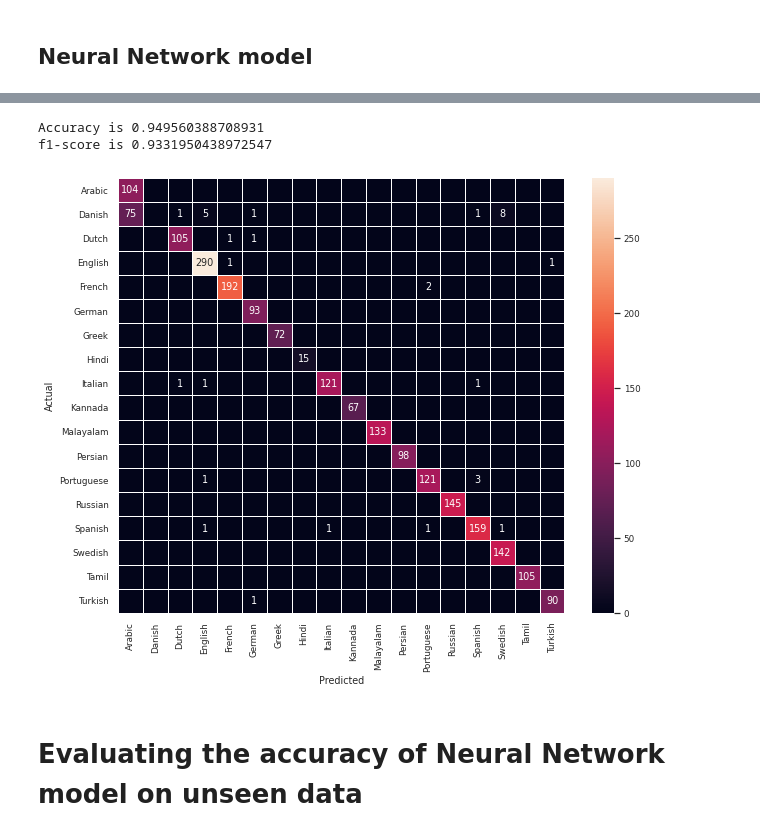
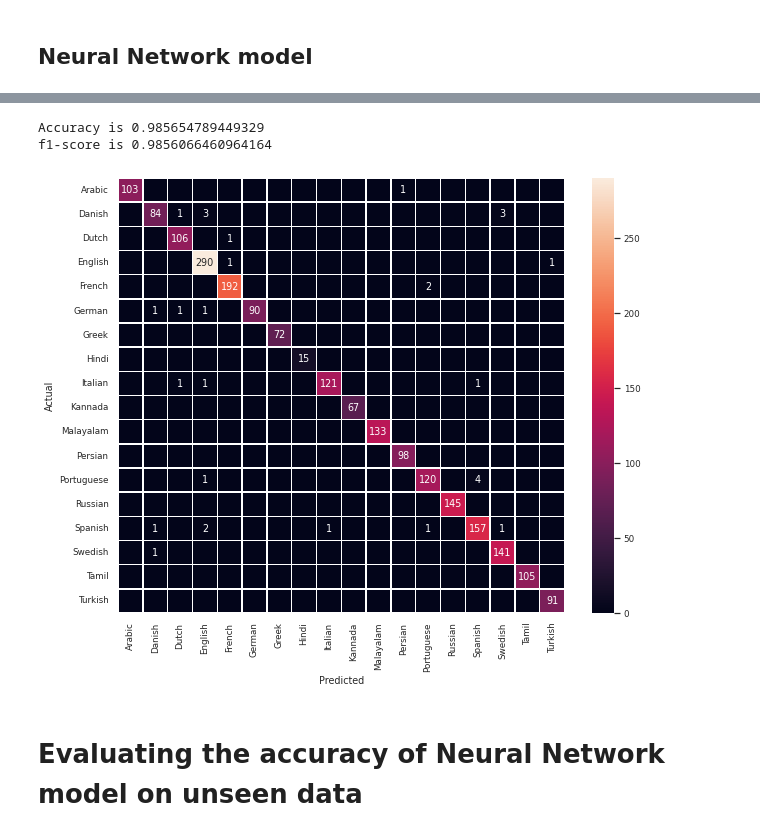
Before and after one commit to javadr/Language_Detection, a Jupyter notebook: Language_Detection.ipynb, the cells around one changed output, grey strips where cells are left out. Drawn from its saved outputs; the diff is of its cells as text; code cells hidden in the pictures.

Commit message:
StepLR + best_model selection

```diff
--- a/Language_Detection.ipynb
+++ b/Language_Detection.ipynb
@@ -328,14 +333,16 @@ X_test = torch.tensor(x_test, dtype=torch.float).to(device)
 Y_test = torch.tensor(y_test, dtype=torch.long).to(device)
 
 lr = 0.01
-epochs = 18
+epochs = 20
 batch = 512
 
 input_size = len(cv.vocabulary_)
 output_size = len(le.classes_)
 modelNN = Net(input_size, output_size).to(device)
+bestModel = modelNN
 
-optimizer = torch.optim.Adam(modelNN.parameters(), lr=lr)
+optimizer = Adam(modelNN.parameters(), lr=lr)
+lr_scheduler = StepLR(optimizer, step_size=10, gamma=0.86)
 criterion = nn.CrossEntropyLoss()
 
 print_every = epochs//10
@@ -349,6 +356,9 @@ torch.manual_seed(1234)
 start = time.time()
 print(f'Training Starts ...')
 n =  batch * int(len(x_train)/batch)
+
+best_loss = float(inf)
+
 for epoch in range(epochs+1):
     train_loss, test_loss = 0, 0
     for i in range(int(len(x_train)/batch)):
@@ -368,8 +378,13 @@ for epoch in range(epochs+1):
     val_losses.append(val_loss.item())
     val_f1s.append(val_f1)
 
+    if  best_loss>val_loss:
+      best_loss=val_loss
+      best_model = modelNN
+    lr_scheduler.step()
+
     if epoch <= 3 or epoch%print_every==0:
-        print(f'\r====> Epoch [{epoch:3}] Train/Validation loss: {train_loss:.9f}/{val_loss:.9f} :: Accuracy: {acc*100:7.3f}/{val_acc*100:7.3f}, F1 Scores: {f1:.3f}/{val_f1:.3f}')
+        print(f'\r====> Epoch [{epoch:3}] Train/Validation loss: {train_loss:.9f}/{val_loss:.9f} :: Accuracy: {acc*100:7.5f}/{val_acc*100:7.5f}, F1 Scores: {f1:.5f}/{val_f1:.5f}')
 
 
 print(f"Training ends at {timeSince(start)}")
@@ -420,26 +433,26 @@ Populating the interactive namespace from numpy and matplotlib
 (None,)
 # %%
-modelNN.eval()
-out = modelNN(X_test).to(device)
+best_model.eval()
+out = best_model(X_test).to(device)
 out = out.argmax(dim=1)
 accuracy = accuracy_score(y_test, out.cpu())
 f1score = f1_score(Y_test.cpu(), out.cpu(), average='weighted')
 print(f"Accuracy is {accuracy}\nf1-score is {f1score}")
 
 conf_matrix = confusion_matrix(y_pred=out.cpu(), y_true=y_test)
 ticks = [le.inverse_transform([j])[0] for j in range(len(le.classes_))]
 df_cm = pd.DataFrame(conf_matrix, columns=ticks , index=ticks)
 df_cm.index.name = 'Actual'
 df_cm.columns.name = 'Predicted'
 plt.figure(figsize = (10,8))
 sns.set(font_scale = .8)
 labels = pd.DataFrame(df_cm).applymap(lambda v: f"{v}" if v!=0 else f"")
 sns.heatmap(df_cm,annot=labels,fmt="s",linewidths=.5)
 plt.show()
 # %% [output]
-Accuracy is 0.949560388708931
-f1-score is 0.9331950438972547
+Accuracy is 0.985654789449329
+f1-score is 0.9856066460964164
-[figure, old version]
+[figure, new version]
 # %% [markdown]
 # Evaluating the accuracy of Neural Network model on unseen data
 # %%
```
Also changed, not shown: parts of 15 cells of this notebook.
